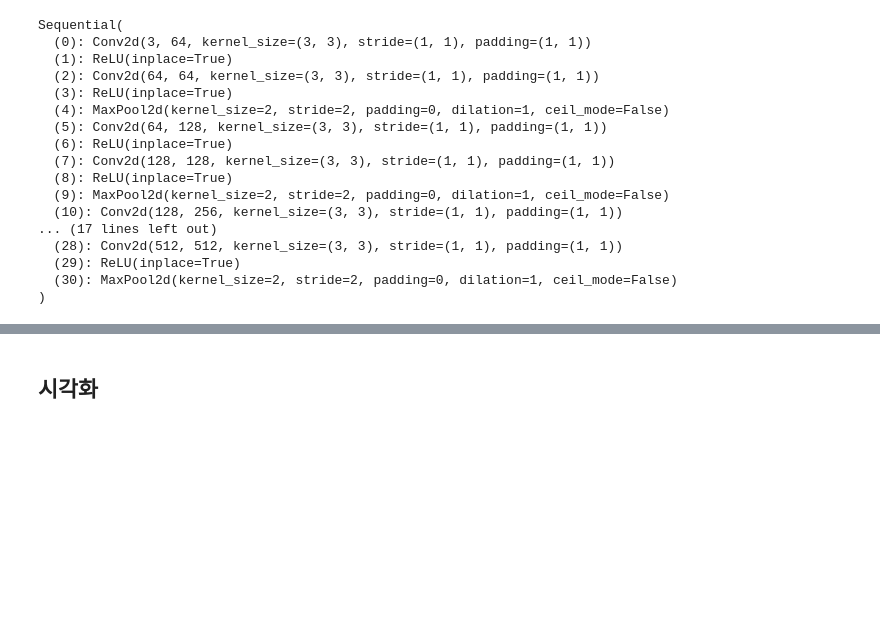
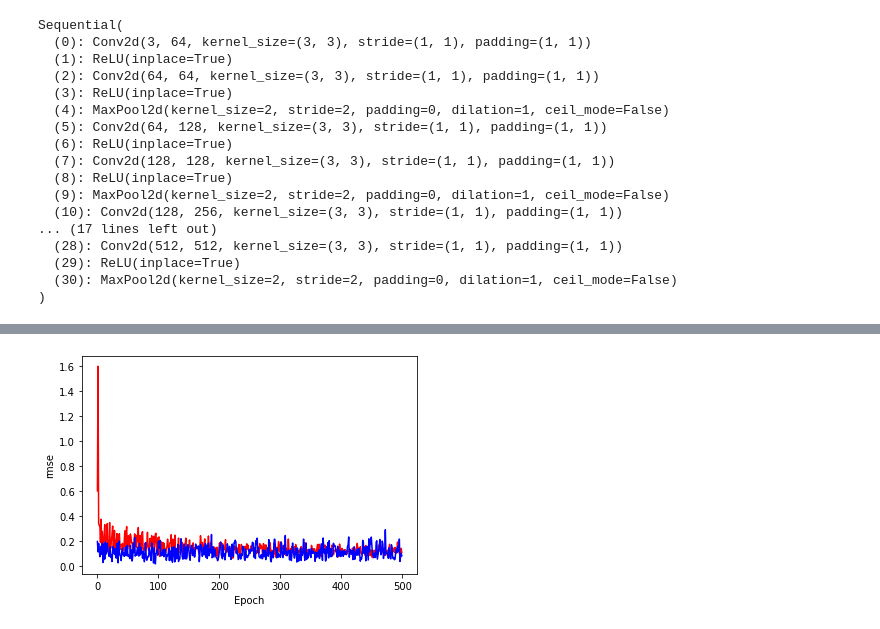
Before and after one commit to gravity0717/Capstone, a Jupyter notebook: MuitiCNN_MU_dataset.ipynb, the cells around one changed output, grey strips where cells are left out. Drawn from its saved outputs; the diff is of its cells as text; code cells hidden in the pictures; blank space fills up the shorter version.

```diff
--- a/MuitiCNN_MU_dataset.ipynb
+++ b/MuitiCNN_MU_dataset.ipynb
@@ -165,3 +421,7 @@ model=Model().to(device)
 # %%
+
+model_dp=Model_dp().to(device)
 criterion =torch.nn.MSELoss()
-optimizer =torch.optim.SGD(model.parameters(), lr=  0.01)
+optimizer =torch.optim.SGD(model_dp.parameters(), lr=  0.01)
+train_li=train(500,model_dp,optimizer=optimizer,criterion=criterion)
+test_li=test(500,model_dp,optimizer=optimizer,criterion=criterion)
@@ -279,2 +445,0 @@ torch.save(model.state_dict(), "/content/drive/MyDrive/캡스톤/
-# %% [markdown]
-## 시각화
@@ -283,0 +446,15 @@ import seaborn as sns
+# %%
+#시각화
+t_l=[]
+for x in train_li:
+  x=x.detach().cpu().numpy()
+  t_l.append(x)
+plt.plot(np.arange(500),t_l,'r')
+plt.plot(np.arange(500),test_li,'b')
+
+plt.xlabel("Epoch")
+plt.ylabel("rmse")
+
+plt.show()
+# %% [output]
+[figure, added]
```
Also changed, not shown: parts of 25 cells of this notebook.
